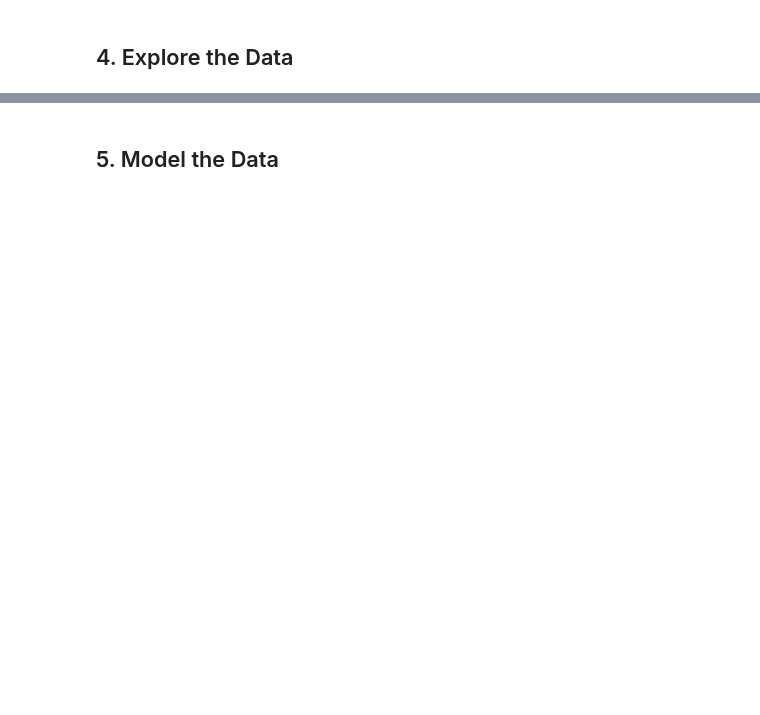
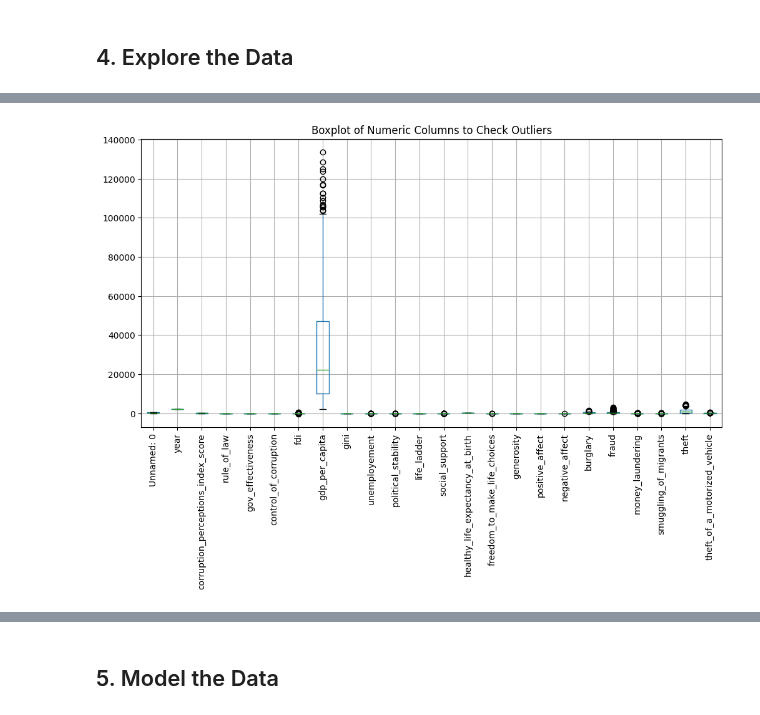
Before and after one commit to gonlyplease/corruption_analysis_europe, a Jupyter notebook: notebooks/corruption_analyses.ipynb, the cells around one changed output, grey strips where cells are left out. Drawn from its saved outputs; the diff is of its cells as text; code cells hidden in the pictures; blank space fills up the shorter version.

Commit message:
First version of the modeling

```diff
--- a/notebooks/corruption_analyses.ipynb
+++ b/notebooks/corruption_analyses.ipynb
@@ -1030,2 +1045,8 @@ memory usage: 122.7+ KB
 # %% [markdown]
 ## 4. Explore the Data
+# %%
+# Load your dataset
+df = pd.read_csv('../data/processed/corruption_dataset.csv')
+
+# Let's see the first few rows to confirm that the data is loaded correctly.
+df.head()
@@ -1031,0 +1113,16 @@ memory usage: 122.7+ KB
+# %%
+# In[3]:
+# Let's identify numeric columns for quick outlier checks
+numeric_cols = df.select_dtypes(include=[np.number]).columns.tolist()
+
+# Quick boxplot to see distribution for numeric columns
+plt.figure(figsize=(12,6))
+df.boxplot(column=numeric_cols, rot=90)
+plt.title("Boxplot of Numeric Columns to Check Outliers")
+plt.show()
+
+# For missing data, we could do something like:
+# df['column_name'].fillna(df['column_name'].median(), inplace=True)
+# or handle it later in a pipeline with SimpleImputer.
+# %% [output]
+[figure, added]
```
Also changed, not shown: parts of 38 cells of this notebook, 2 other files.
